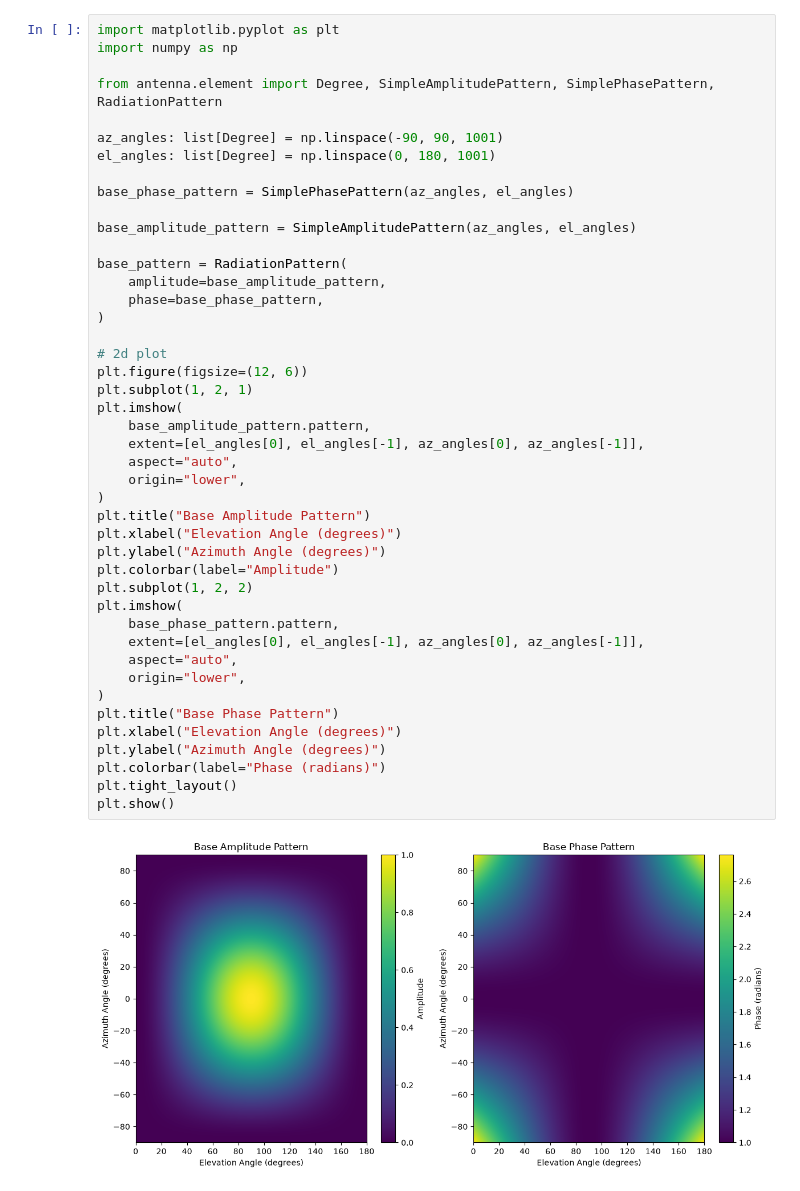
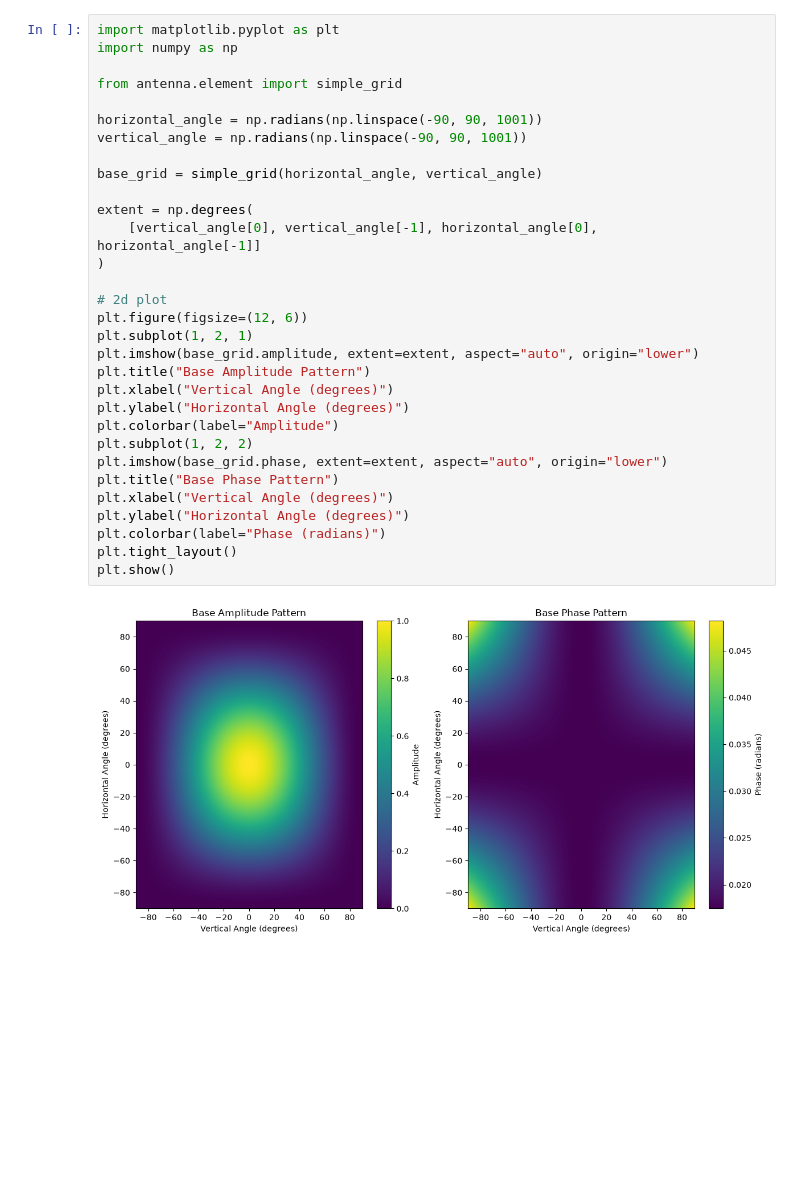
Before and after one commit to aimotive/asam-osi-hfss, a Jupyter notebook: notebooks/antenna/antenna_element.ipynb, the cells around one changed output. Saved outputs shown, nothing was run; the diff lists cells and outputs as text; blank space fills up the shorter version.

```diff
--- a/notebooks/antenna/antenna_element.ipynb
+++ b/notebooks/antenna/antenna_element.ipynb
@@ -7,47 +10,34 @@ To create an `AntennaElement`, first a far-field radiation pattern is defined th
 # %%
 import matplotlib.pyplot as plt
 import numpy as np
 
-from antenna.element import Degree, SimpleAmplitudePattern, SimplePhasePattern, RadiationPattern
+from antenna.element import simple_grid
 
-az_angles: list[Degree] = np.linspace(-90, 90, 1001)
-el_angles: list[Degree] = np.linspace(0, 180, 1001)
+horizontal_angle = np.radians(np.linspace(-90, 90, 1001))
+vertical_angle = np.radians(np.linspace(-90, 90, 1001))
 
-base_phase_pattern = SimplePhasePattern(az_angles, el_angles)
+base_grid = simple_grid(horizontal_angle, vertical_angle)
 
-base_amplitude_pattern = SimpleAmplitudePattern(az_angles, el_angles)
-
-base_pattern = RadiationPattern(
-    amplitude=base_amplitude_pattern,
-    phase=base_phase_pattern,
+extent = np.degrees(
+    [vertical_angle[0], vertical_angle[-1], horizontal_angle[0], horizontal_angle[-1]]
 )
 
 # 2d plot
 plt.figure(figsize=(12, 6))
 plt.subplot(1, 2, 1)
-plt.imshow(
-    base_amplitude_pattern.pattern,
-    extent=[el_angles[0], el_angles[-1], az_angles[0], az_angles[-1]],
-    aspect="auto",
-    origin="lower",
-)
+plt.imshow(base_grid.amplitude, extent=extent, aspect="auto", origin="lower")
 plt.title("Base Amplitude Pattern")
-plt.xlabel("Elevation Angle (degrees)")
-plt.ylabel("Azimuth Angle (degrees)")
+plt.xlabel("Vertical Angle (degrees)")
+plt.ylabel("Horizontal Angle (degrees)")
 plt.colorbar(label="Amplitude")
 plt.subplot(1, 2, 2)
-plt.imshow(
-    base_phase_pattern.pattern,
-    extent=[el_angles[0], el_angles[-1], az_angles[0], az_angles[-1]],
-    aspect="auto",
-    origin="lower",
-)
+plt.imshow(base_grid.phase, extent=extent, aspect="auto", origin="lower")
 plt.title("Base Phase Pattern")
-plt.xlabel("Elevation Angle (degrees)")
-plt.ylabel("Azimuth Angle (degrees)")
+plt.xlabel("Vertical Angle (degrees)")
+plt.ylabel("Horizontal Angle (degrees)")
 plt.colorbar(label="Phase (radians)")
 plt.tight_layout()
 plt.show()
 # %% [output]
-[figure, old version]
+[figure, new version]
 # %% [markdown]
```
Also changed, not shown: parts of 9 cells of this notebook, 16 other files.
